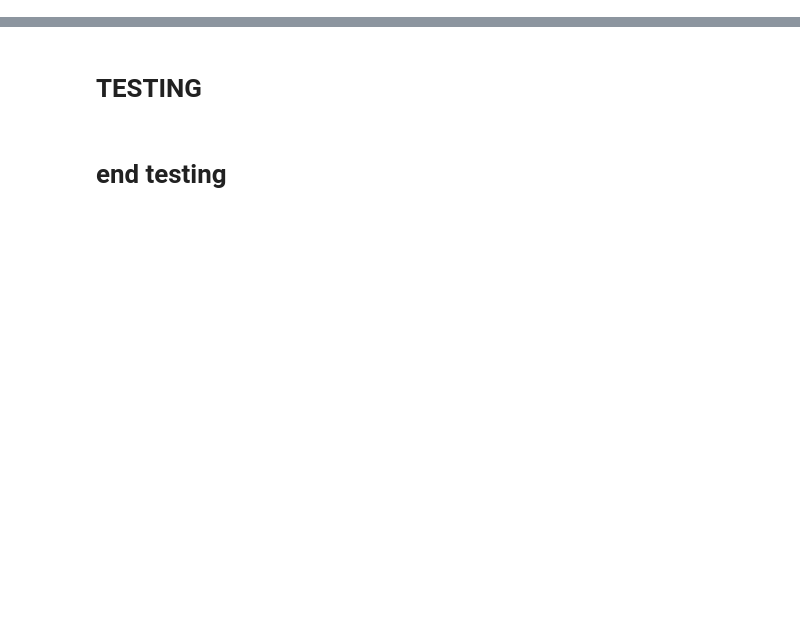
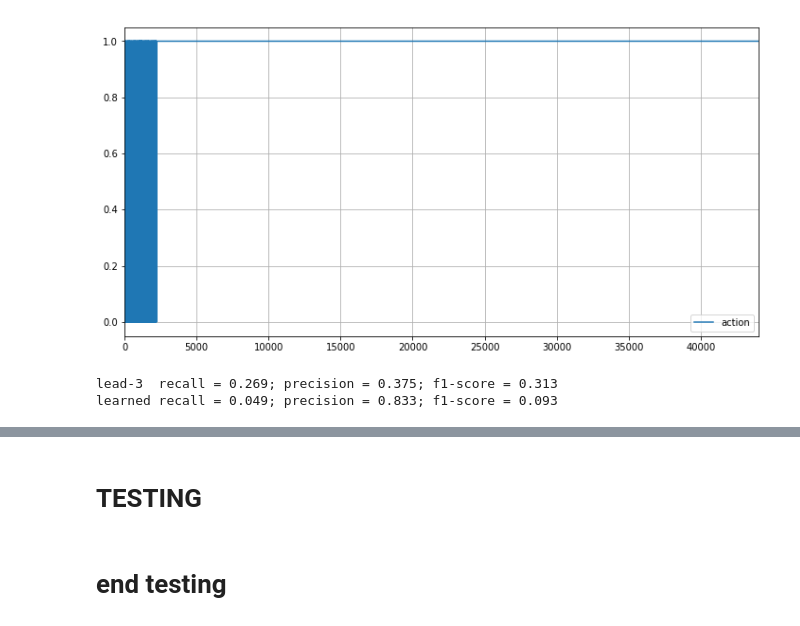
Before and after one commit to franciscojavierarceo/DQN-Event-Summarization, a Jupyter notebook: SIF/summarization/DQN SIF Embedding.ipynb, the cells around one changed output, grey strips where cells are left out. Saved outputs shown, nothing was run; the diff lists cells and outputs as text; code cells hidden in the pictures; blank space fills up the shorter version.

```diff
--- a/SIF/summarization/DQN SIF Embedding.ipynb
+++ b/SIF/summarization/DQN SIF Embedding.ipynb
@@ -39,12 +39,12 @@ class BoWRegressor(nn.Module):  # inheriting from nn.Module!
         return F.sigmoid(self.linear(bow_vec))
 
 
-def buildPredSummary(df, curr_summary, sentence_emb, curr_pred_emb, action, select_index, sent_index):
+def buildPredSummary(df, summary, sentence_emb, curr_pred_emb, action, select_index, sent_index):
     if sent_index==0 and action.select(1, select_index).tolist()[0] == 1:
-        return sentence_emb, curr_summary + df['sentence'][select_index]
+        return sentence_emb, summary + df['sentence'][sent_index]
 
     if action.select(1, select_index).tolist()[0] == 1:
-        return (curr_pred_emb + sentence_emb)/2., curr_summary + ' ' + df['sentence'][select_index]
+        return (curr_pred_emb + sentence_emb)/2., curr_summary + ' ' + df['sentence'][sent_index]
 
     else:
         return sentence_emb, curr_summary
@@ -62,10 +62,10 @@ ts_tokenized = Counter(true_summary.split(" "))
 nepochs = 1000
 emb_d = 300
 outputdim = 2
-rand_rate = 0.75
+rand_rate = 0.50
 
-lrate = 0.1
-decay_rate = 0.025
+lrate = 0.01
+decay_rate = 0.01
 
 model = BoWRegressor(emb_d, outputdim)
 model.zero_grad()
@@ -114,13 +114,13 @@ for epoch in range(nepochs):
                                              sent_index
                                         )
         recall, prec, f1 = rougeScores(ts_tokenized, Counter(curr_summary.split(" ")))
-
         # Backward part
         predQonActions = torch.masked_select(rouge_preds, autograd.Variable(action.byte()))
-        action_ys[0] = f1 - f1_t0
+        rouge_delta = f1 - f1_t0
+        action_ys[0] = rouge_delta
 
-#        # Change in rouge-f1
-        train_ys[:, qIndx.data[0]] = f1 - f1_t0
+        # Change in rouge-f1
+        train_ys[:, qIndx.data[0]] = rouge_delta
         train_ys[:, abs(qIndx.data[0]-1)] = 0.
 
         loss = criterion(rouge_preds, autograd.Variable(train_ys))
@@ -147,9 +149,9 @@ plt.show()
 # %%
-perf = pd.DataFrame(lossf)
-
 perf.plot(y='action', figsize=(12, 6))
 plt.grid()
 plt.show()
+# %% [output]
+[figure, added]
 # %%
 lead3 = ' '.join(sdf['sentence'][0:3])
 
@@ -159,5 +161,8 @@ baseline = rougeScores(ts_tokenized, Counter(lead3.split(" ")))
 print("lead-3  recall = %.3f; precision = %.3f; f1-score = %.3f " % (baseline[0], baseline[1], baseline[2]))
 
 print("learned recall = %.3f; precision = %.3f; f1-score = %.3f " % (finalsummary[0], finalsummary[1], finalsummary[2]))
+# %% [output]
+lead-3  recall = 0.269; precision = 0.375; f1-score = 0.313
+learned recall = 0.049; precision = 0.833; f1-score = 0.093
 # %%
 lead3
```
Also changed, not shown: parts of 10 cells of this notebook.
